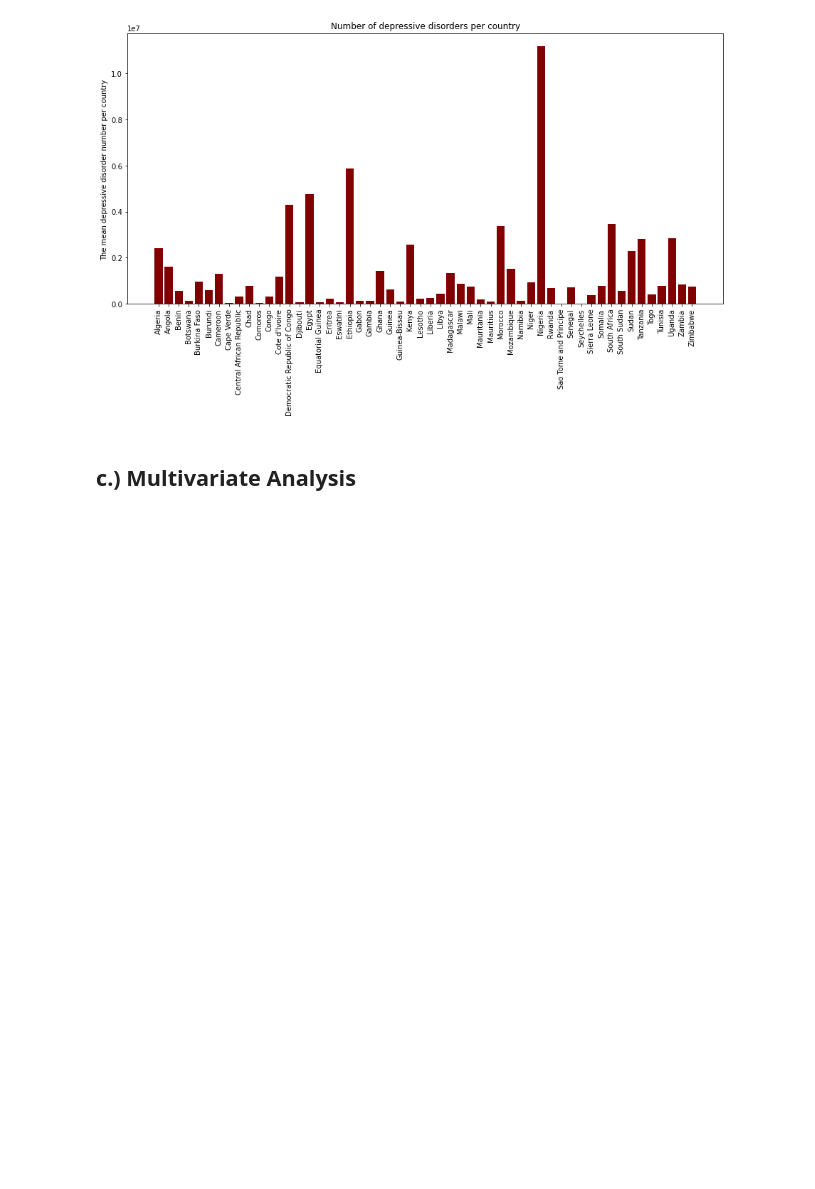
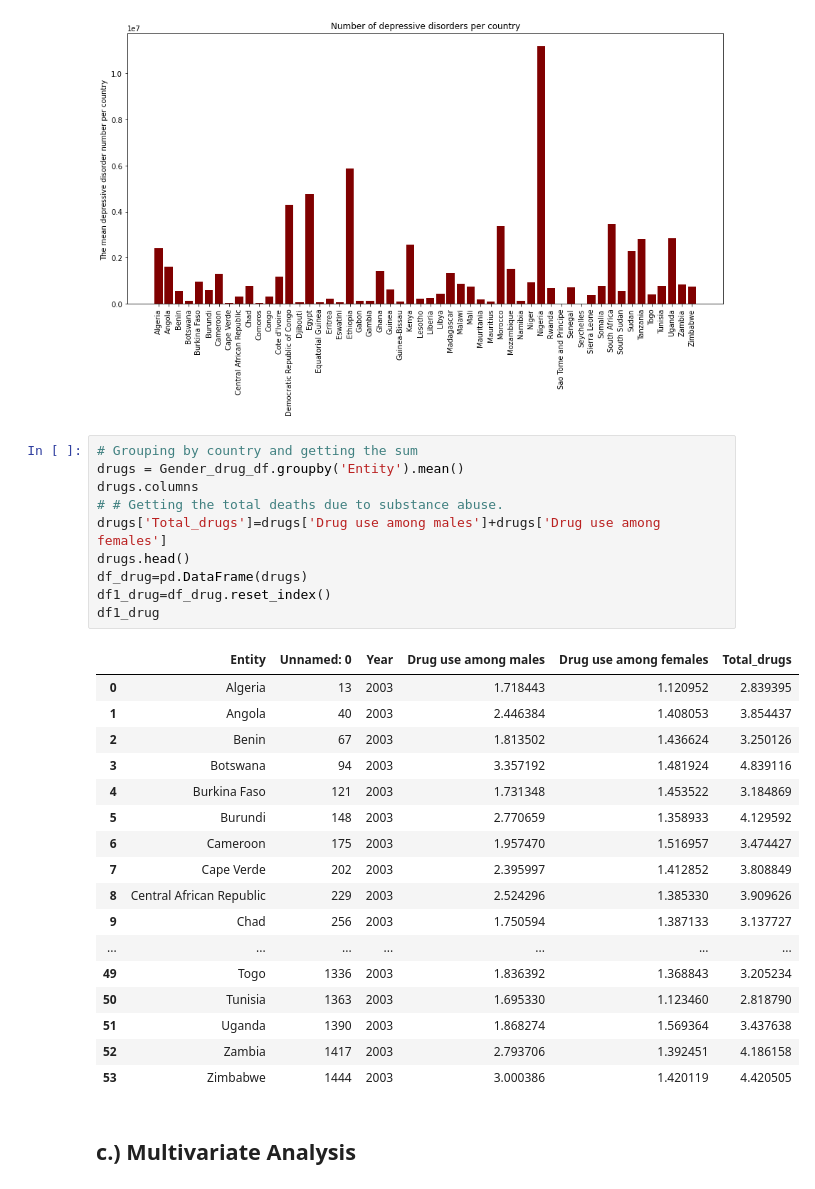
Before and after one commit to CHRISTINEMUTHEE/DrugAbuseAnalysis, a Jupyter notebook: Cleaning.ipynb, the cells around one changed output. Cells and saved outputs as stored; diff of their text form; blank space fills up the shorter version.

```diff
--- a/Cleaning.ipynb
+++ b/Cleaning.ipynb
@@ -386,6 +388,34 @@ plt.show()
 # Nigeria has the highest number of depressive disorders.
 # %% [output]
 [figure]
+# %%
+# Grouping by country and getting the sum
+drugs = Gender_drug_df.groupby('Entity').mean()
+drugs.columns
+# # Getting the total deaths due to substance abuse.
+drugs['Total_drugs']=drugs['Drug use among males']+drugs['Drug use among females']
+drugs.head()
+df_drug=pd.DataFrame(drugs)
+df1_drug=df_drug.reset_index()
+df1_drug
+# %% [output]
+|  | Entity | Unnamed: 0 | Year | Drug use among males | Drug use among females | Total_drugs |
+| 0 | Algeria | 13 | 2003 | 1.718443 | 1.120952 | 2.839395 |
+| 1 | Angola | 40 | 2003 | 2.446384 | 1.408053 | 3.854437 |
+| 2 | Benin | 67 | 2003 | 1.813502 | 1.436624 | 3.250126 |
+| 3 | Botswana | 94 | 2003 | 3.357192 | 1.481924 | 4.839116 |
+| 4 | Burkina Faso | 121 | 2003 | 1.731348 | 1.453522 | 3.184869 |
+| 5 | Burundi | 148 | 2003 | 2.770659 | 1.358933 | 4.129592 |
+| 6 | Cameroon | 175 | 2003 | 1.957470 | 1.516957 | 3.474427 |
+| 7 | Cape Verde | 202 | 2003 | 2.395997 | 1.412852 | 3.808849 |
+| 8 | Central African Republic | 229 | 2003 | 2.524296 | 1.385330 | 3.909626 |
+| 9 | Chad | 256 | 2003 | 1.750594 | 1.387133 | 3.137727 |
+| ... | ... | ... | ... | ... | ... | ... |
+| 49 | Togo | 1336 | 2003 | 1.836392 | 1.368843 | 3.205234 |
+| 50 | Tunisia | 1363 | 2003 | 1.695330 | 1.123460 | 2.818790 |
+| 51 | Uganda | 1390 | 2003 | 1.868274 | 1.569364 | 3.437638 |
+| 52 | Zambia | 1417 | 2003 | 2.793706 | 1.392451 | 4.186158 |
+| 53 | Zimbabwe | 1444 | 2003 | 3.000386 | 1.420119 | 4.420505 |
 # %% [markdown]
 ## c.) Multivariate Analysis
 # %% [markdown]
```
Also changed, not shown: parts of 13 cells of this notebook.
